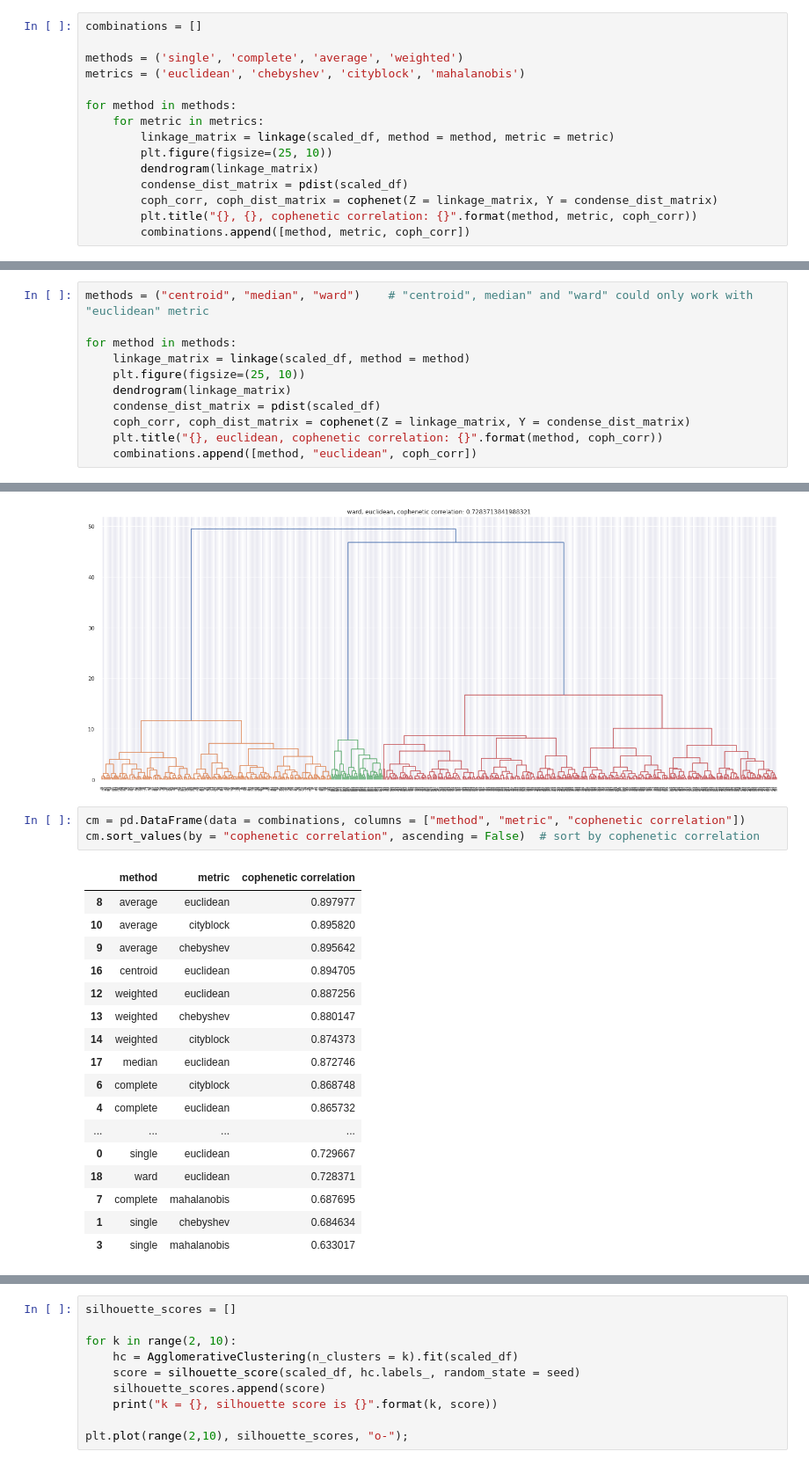
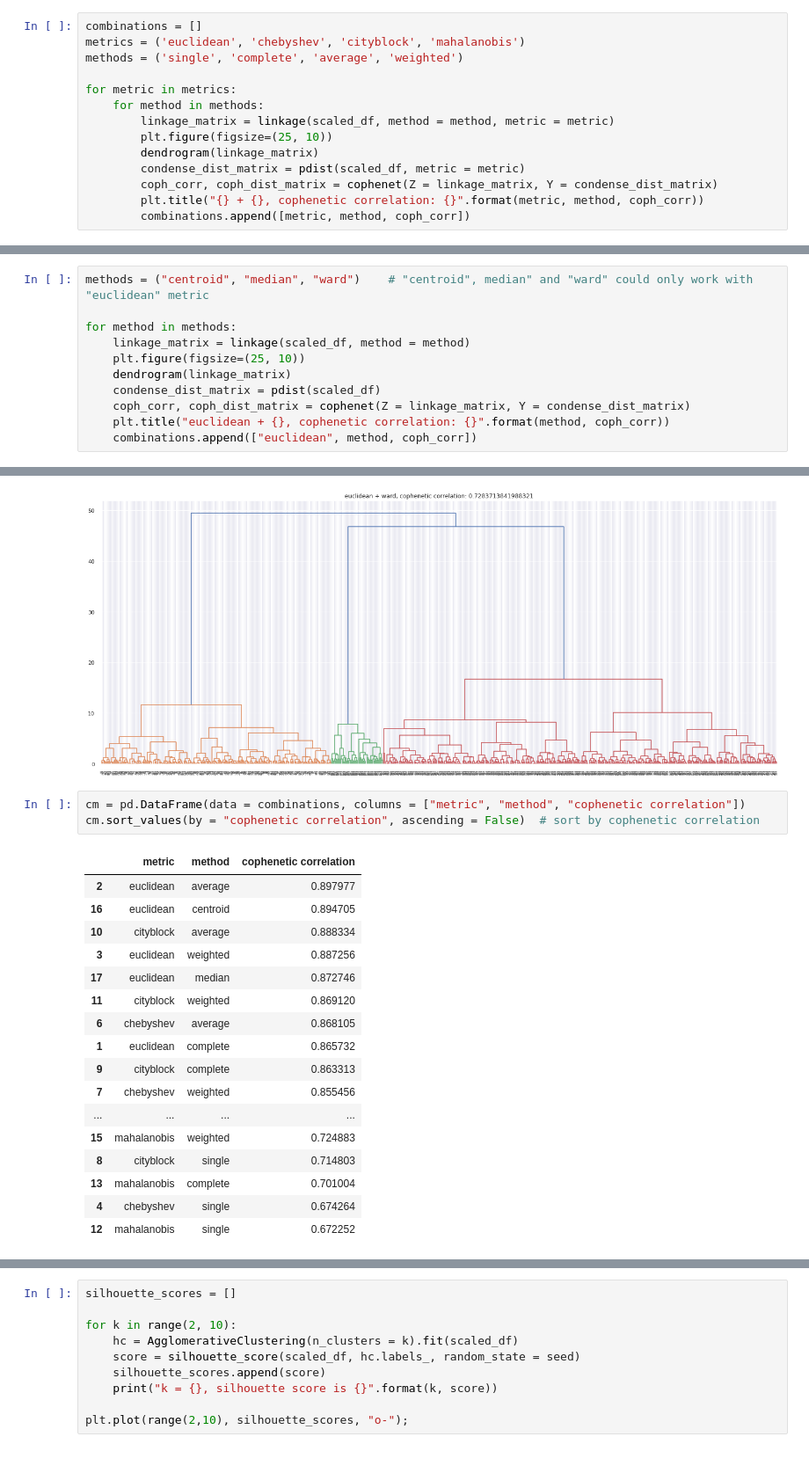
Before and after one commit to liangym2014/Data-science-and-machine-learning, a Jupyter notebook: 6.AllLife_Bank_Customer_Segmentation_Solution.ipynb, the cells around one changed output, grey strips where cells are left out. Shown at 88% size. Saved outputs shown, nothing was run; the diff lists cells and outputs as text.

```diff
--- a/6.AllLife_Bank_Customer_Segmentation_Solution.ipynb
+++ b/6.AllLife_Bank_Customer_Segmentation_Solution.ipynb
@@ -348,18 +348,17 @@ for i, col in enumerate(attribute_cols):
 Try combinations of different methods and metrics, compute cophenetic correlation and show the corresponding dendrogram.
 # %%
 combinations = []
+metrics = ('euclidean', 'chebyshev', 'cityblock', 'mahalanobis')
+methods = ('single', 'complete', 'average', 'weighted')
 
-methods = ('single', 'complete', 'average', 'weighted')
-metrics = ('euclidean', 'chebyshev', 'cityblock', 'mahalanobis')
-
-for method in methods:
-    for metric in metrics:
+for metric in metrics:
+    for method in methods:
         linkage_matrix = linkage(scaled_df, method = method, metric = metric)
         plt.figure(figsize=(25, 10))
         dendrogram(linkage_matrix)
-        condense_dist_matrix = pdist(scaled_df)
+        condense_dist_matrix = pdist(scaled_df, metric = metric)
         coph_corr, coph_dist_matrix = cophenet(Z = linkage_matrix, Y = condense_dist_matrix)
-        plt.title("{}, {}, cophenetic correlation: {}".format(method, metric, coph_corr))
-        combinations.append([method, metric, coph_corr])
+        plt.title("{} + {}, cophenetic correlation: {}".format(metric, method, coph_corr))
+        combinations.append([metric, method, coph_corr])
 # %% [output]
 [figure]
@@ -384,31 +383,31 @@ for method in methods:
     dendrogram(linkage_matrix)
     condense_dist_matrix = pdist(scaled_df)
     coph_corr, coph_dist_matrix = cophenet(Z = linkage_matrix, Y = condense_dist_matrix)
-    plt.title("{}, euclidean, cophenetic correlation: {}".format(method, coph_corr))
-    combinations.append([method, "euclidean", coph_corr])
+    plt.title("euclidean + {}, cophenetic correlation: {}".format(method, coph_corr))
+    combinations.append(["euclidean", method, coph_corr])
 # %% [output]
 [figure]
 [figure]
 [figure]
 # %%
-cm = pd.DataFrame(data = combinations, columns = ["method", "metric", "cophenetic correlation"])
+cm = pd.DataFrame(data = combinations, columns = ["metric", "method", "cophenetic correlation"])
 cm.sort_values(by = "cophenetic correlation", ascending = False)  # sort by cophenetic correlation
 # %% [output]
-|  | method | metric | cophenetic correlation |
-| 8 | average | euclidean | 0.897977 |
-| 10 | average | cityblock | 0.895820 |
-| 9 | average | chebyshev | 0.895642 |
-| 16 | centroid | euclidean | 0.894705 |
-| 12 | weighted | euclidean | 0.887256 |
-| 13 | weighted | chebyshev | 0.880147 |
-| 14 | weighted | cityblock | 0.874373 |
-| 17 | median | euclidean | 0.872746 |
-| 6 | complete | cityblock | 0.868748 |
-| 4 | complete | euclidean | 0.865732 |
+|  | metric | method | cophenetic correlation |
+| 2 | euclidean | average | 0.897977 |
+| 16 | euclidean | centroid | 0.894705 |
+| 10 | cityblock | average | 0.888334 |
+| 3 | euclidean | weighted | 0.887256 |
+| 17 | euclidean | median | 0.872746 |
+| 11 | cityblock | weighted | 0.869120 |
+| 6 | chebyshev | average | 0.868105 |
+| 1 | euclidean | complete | 0.865732 |
+| 9 | cityblock | complete | 0.863313 |
+| 7 | chebyshev | weighted | 0.855456 |
 | ... | ... | ... | ... |
-| 0 | single | euclidean | 0.729667 |
-| 18 | ward | euclidean | 0.728371 |
-| 7 | complete | mahalanobis | 0.687695 |
-| 1 | single | chebyshev | 0.684634 |
-| 3 | single | mahalanobis | 0.633017 |
+| 15 | mahalanobis | weighted | 0.724883 |
+| 8 | cityblock | single | 0.714803 |
+| 13 | mahalanobis | complete | 0.701004 |
+| 4 | chebyshev | single | 0.674264 |
+| 12 | mahalanobis | single | 0.672252 |
 # %% [markdown]
```
Also changed, not shown: parts of 4 cells of this notebook.
